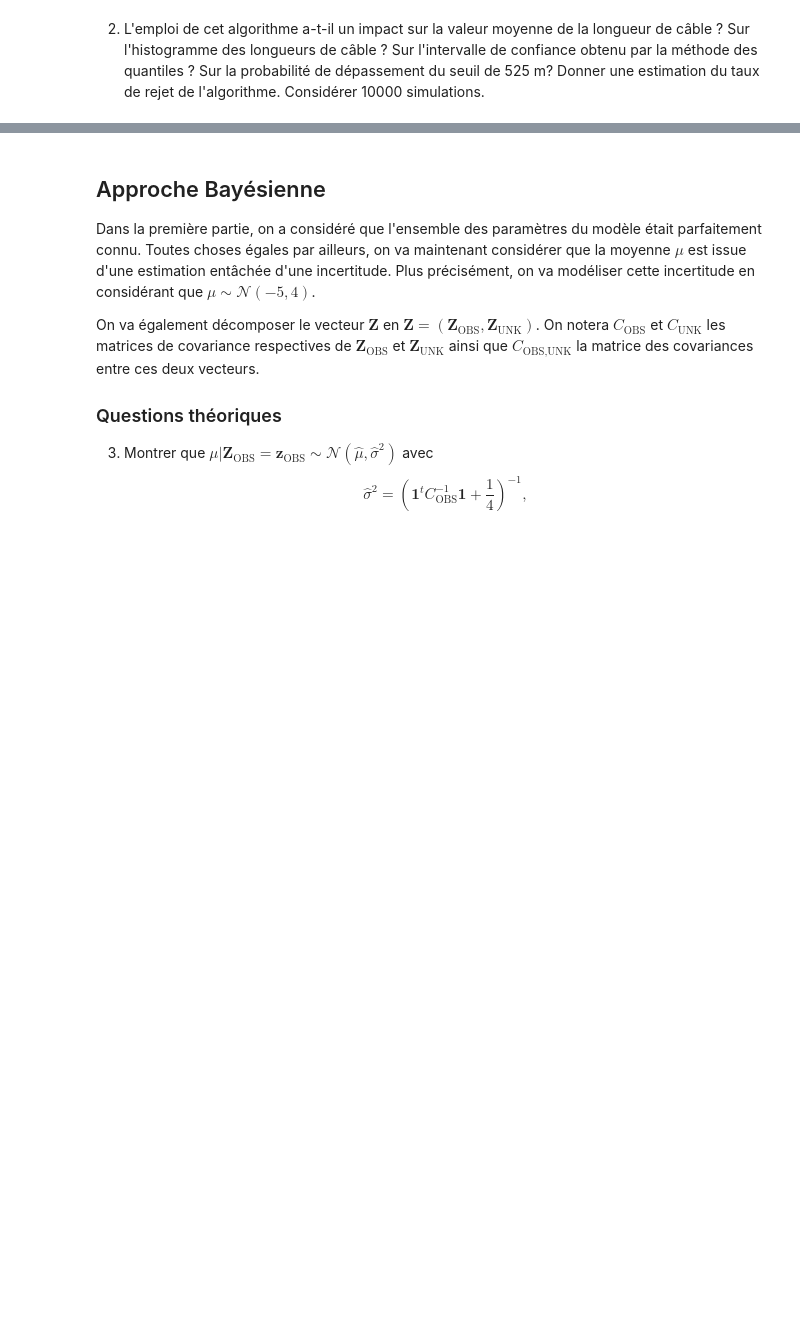
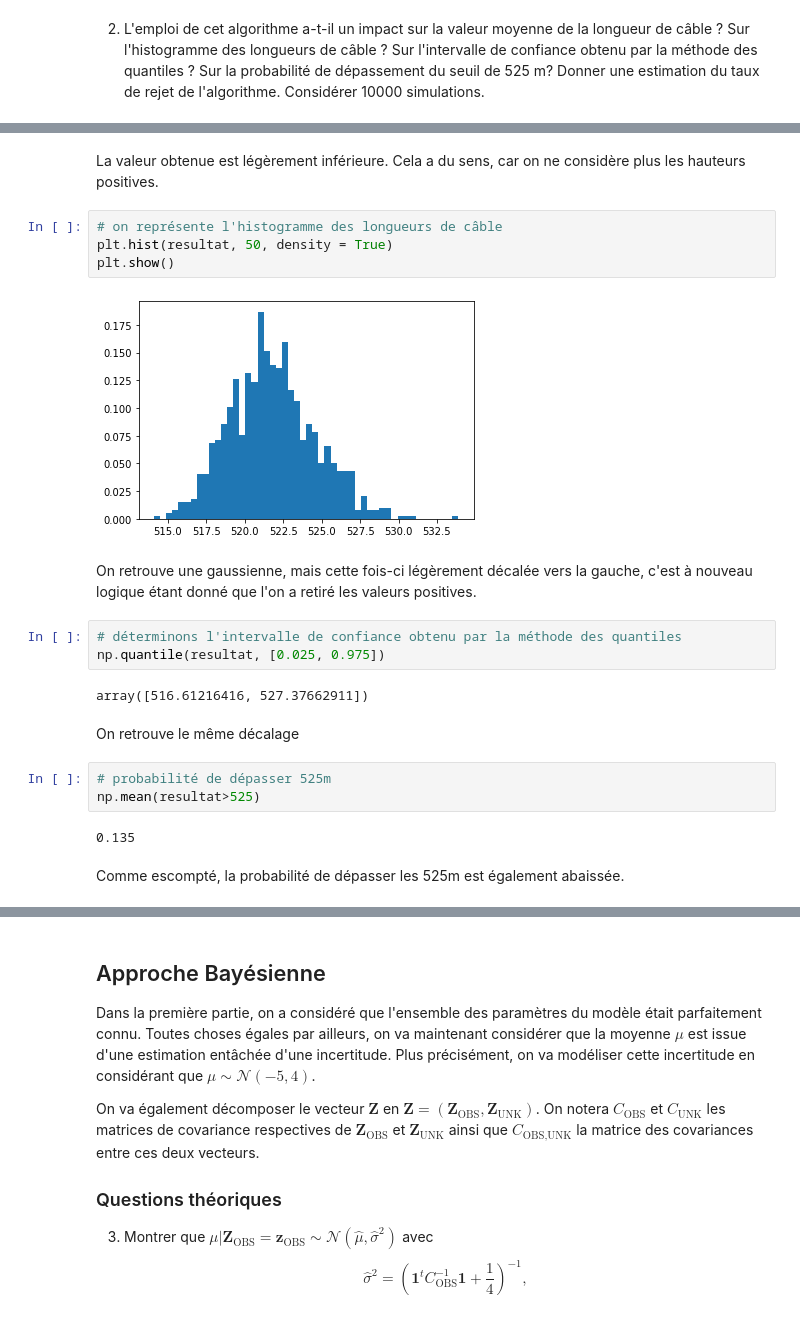
Before and after one commit to apierfitte/projet_numerique_3, a Jupyter notebook: projet_numerique_proba.ipynb, the cells around one changed output, grey strips where cells are left out. Saved outputs shown, nothing was run; the diff lists cells and outputs as text; blank space fills up the shorter version.

```diff
--- a/projet_numerique_proba.ipynb
+++ b/projet_numerique_proba.ipynb
@@ -303,0 +331,24 @@ def simulation_rejet(esperance_conditionnelle):
+# %% [markdown]
+La valeur obtenue est légèrement inférieure. Cela a du sens, car on ne considère plus les hauteurs positives.
+# %%
+# on représente l'histogramme des longueurs de câble
+plt.hist(resultat, 50, density = True)
+plt.show()
+# %% [output]
+[figure, added]
+# %% [markdown]
+On retrouve une gaussienne, mais cette fois-ci légèrement décalée vers la gauche, c'est à nouveau logique étant donné que l'on a retiré les valeurs positives.
+# %%
+# déterminons l'intervalle de confiance obtenu par la méthode des quantiles
+np.quantile(resultat, [0.025, 0.975])
+# %% [output]
+array([516.61216416, 527.37662911])
+# %% [markdown]
+On retrouve le même décalage
+# %%
+# probabilité de dépasser 525m
+np.mean(resultat>525)
+# %% [output]
+0.135
+# %% [markdown]
+Comme escompté, la probabilité de dépasser les 525m est également abaissée.
```
Also changed, not shown: parts of 25 cells of this notebook.
